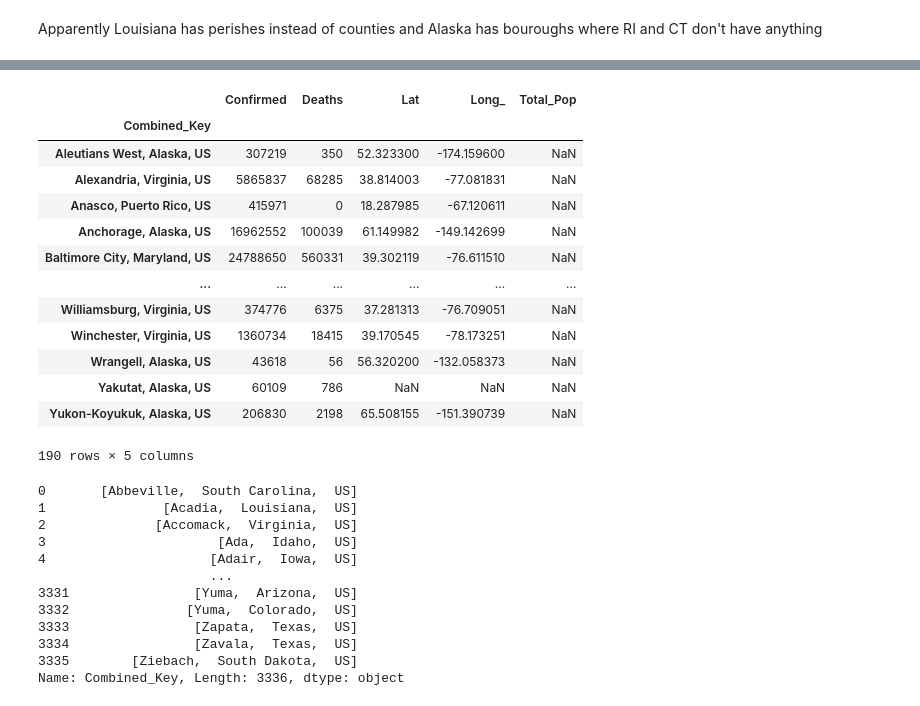
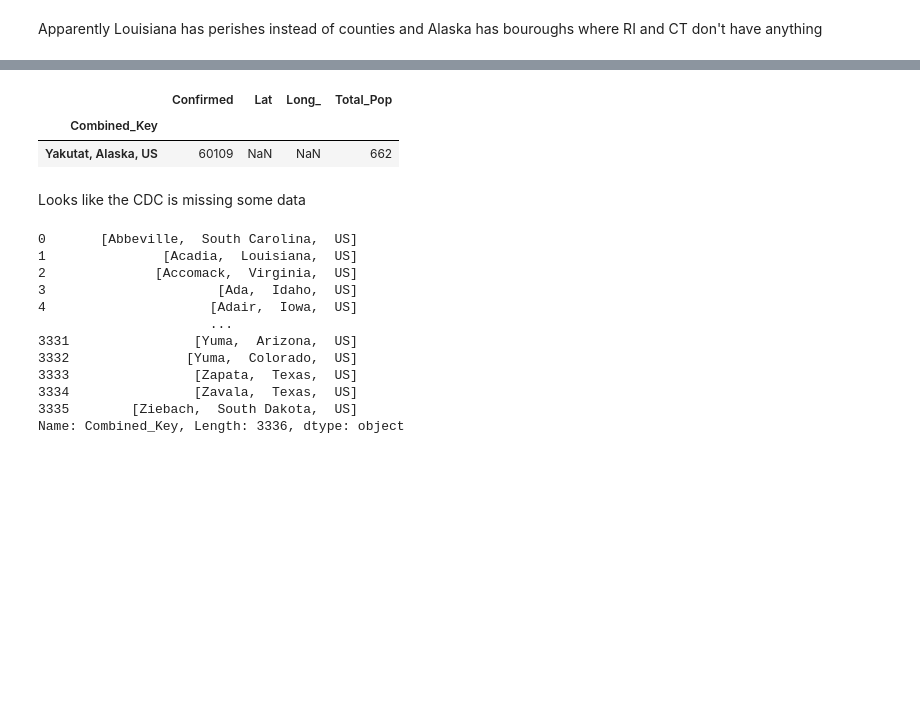
Before and after one commit to asullivan42/COVID_Bubble_Estimator, a Jupyter notebook: Regression_Analysis.ipynb, the cells around one changed output, grey strips where cells are left out. Saved outputs shown, nothing was run; the diff lists cells and outputs as text; code cells hidden in the pictures; blank space fills up the shorter version.

```diff
--- a/Regression_Analysis.ipynb
+++ b/Regression_Analysis.ipynb
@@ -284,6 +305,9 @@ us_county_population_data
 3222 rows × 73 columns
 # %% [markdown]
 Looks like row 0 is the meta data for this.  Also this data doens't have the US key added to the end.
+# %%
+# There was an issue with some capitalizations of the word city
+us_county_population_data['NAME']=us_county_population_data['NAME'].str.title()
 # %%
 us_county_population_data['Combined_Key']=us_county_population_data['NAME']+ ', US'
 us_county_population_data
@@ -324,0 +353,2 @@ County_Pop
+# %%
+County_Pop['Combined_Key'].replace(' City And County','', regex=True, inplace=True)
@@ -324,0 +360,2 @@ County_Pop
+# %%
+County_Pop['Combined_Key'].replace(' City And Borough','', regex=True, inplace=True)
@@ -357,5 +401,6 @@ Apparently Louisiana has perishes instead of counties and Alaska has bouroughs w
 # %%
 Total_US_Counties=pd.merge(US_Counties, County_Pop, left_index=True, right_index=True, how='left')
 # %%
+pd.set_option('display.max_rows', 10)
 Total_US_Counties
 # %% [output]
@@ -384,21 +428,12 @@ Total_Pop    190
 dtype: int64
 # %%
-Total_US_Counties[Total_US_Counties['Total_Pop'].isna()]
+Total_US_Counties[Total_US_Counties['Lat'].isna()]
 # %% [output]
-|  | Confirmed | Deaths | Lat | Long_ | Total_Pop |
-| Combined_Key |  |  |  |  |  |
-| Aleutians West, Alaska, US | 307219 | 350 | 52.323300 | -174.159600 | NaN |
-| Alexandria, Virginia, US | 5865837 | 68285 | 38.814003 | -77.081831 | NaN |
-| Anasco, Puerto Rico, US | 415971 | 0 | 18.287985 | -67.120611 | NaN |
-| Anchorage, Alaska, US | 16962552 | 100039 | 61.149982 | -149.142699 | NaN |
-| Baltimore City, Maryland, US | 24788650 | 560331 | 39.302119 | -76.611510 | NaN |
-| ... | ... | ... | ... | ... | ... |
-| Williamsburg, Virginia, US | 374776 | 6375 | 37.281313 | -76.709051 | NaN |
-| Winchester, Virginia, US | 1360734 | 18415 | 39.170545 | -78.173251 | NaN |
-| Wrangell, Alaska, US | 43618 | 56 | 56.320200 | -132.058373 | NaN |
-| Yakutat, Alaska, US | 60109 | 786 | NaN | NaN | NaN |
-| Yukon-Koyukuk, Alaska, US | 206830 | 2198 | 65.508155 | -151.390739 | NaN |
+|  | Confirmed | Lat | Long_ | Total_Pop |
+| Combined_Key |  |  |  |  |
+| Yakutat, Alaska, US | 60109 | NaN | NaN | 662 |
-190 rows × 5 columns
+# %% [markdown]
+Looks like the CDC is missing some data
 # %%
 Total_US_Counties=Total_US_Counties.reset_index()
 # %%
```
Also changed, not shown: parts of 52 cells of this notebook, 1 other file.
